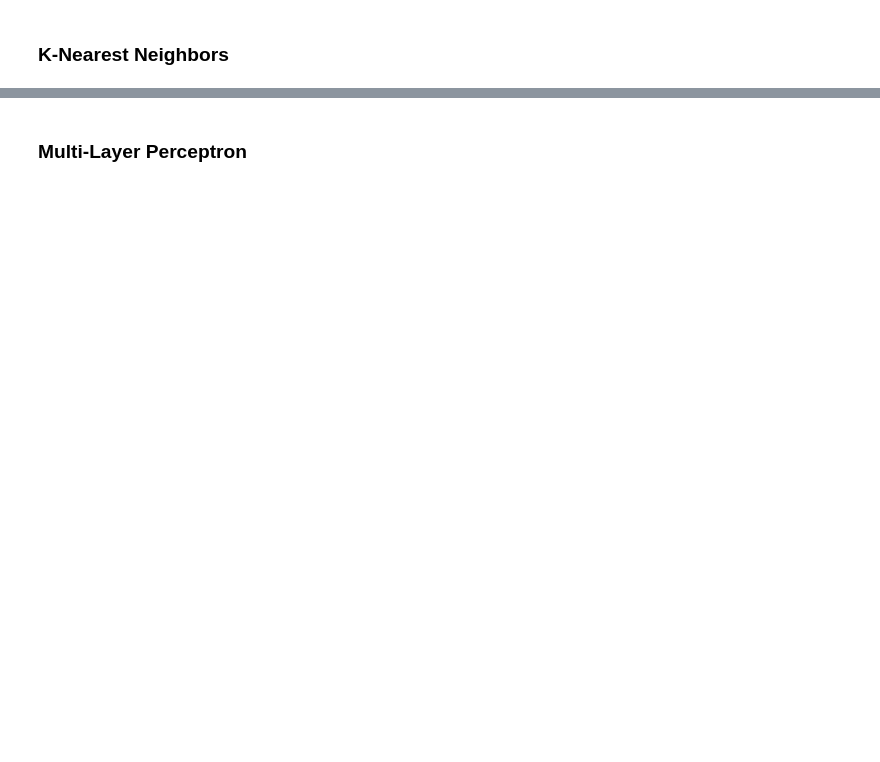
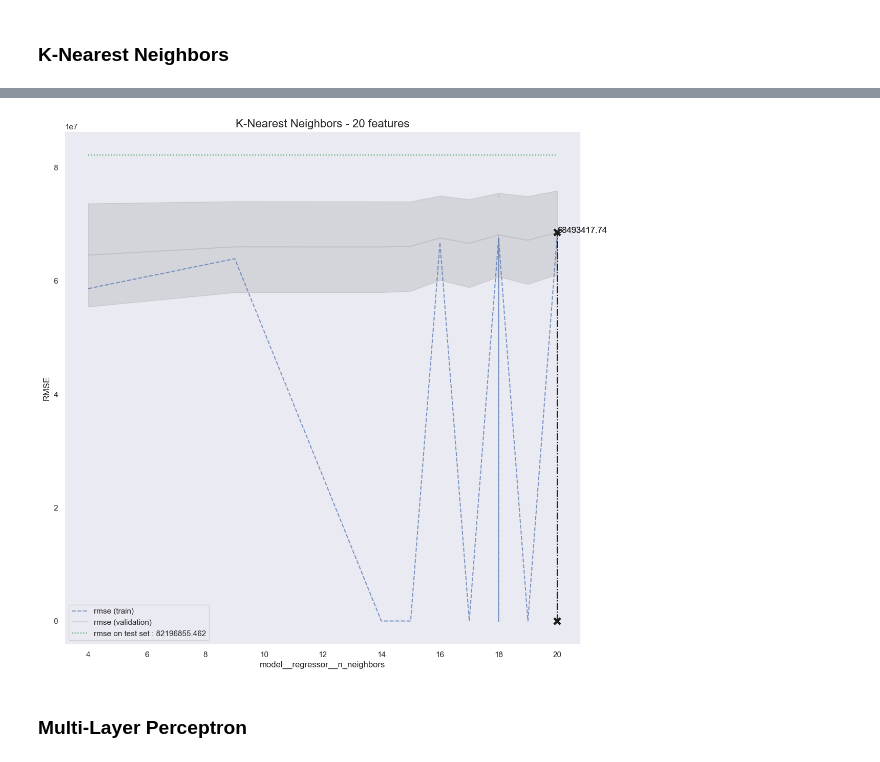
Before and after one commit to Mathieu-R/lelec2870-movie-revenue-prediction, a Jupyter notebook: movie-revenue-prediction.ipynb, the cells around one changed output, grey strips where cells are left out. Cells and saved outputs as stored; diff of their text form; code cells hidden in the pictures; blank space fills up the shorter version.

```diff
--- a/movie-revenue-prediction.ipynb
+++ b/movie-revenue-prediction.ipynb
@@ -155,7 +184,8 @@ X_train, y_train, X_test, y_test, X2 = extract_features(X_train, y_train, X_test
 # %%
-k_candidates = [5, 10, 15, 20]
+k_candidates = [5, 10, 15, 20, 30]
 
 def tune_model(model, search_type):
+	features_arr = []
 	best_estimators = []
 	best_hyperparameters_arr = []
 	best_val_scores = []
@@ -180,6 +210,8 @@ def tune_model(model, search_type):
 			search_type=search_type
 		)
 
+		features = X_train_filtered.columns.tolist()
+
 		# best model among the "n_iter" models tested
 		best_estimator = searcher.best_estimator_
 		# hyperparameters of the best model
@@ -194,6 +226,7 @@ def tune_model(model, search_type):
 
 		cv_results = searcher.cv_results_
 
+		features_arr.append(features)
 		best_estimators.append(best_estimator)
 		best_hyperparameters_arr.append(best_hyperparameters)
 		best_val_scores.append(best_val_score)
@@ -203,6 +236,7 @@ def tune_model(model, search_type):
 
 	results = {
 		"features_kepts": k_candidates,
+		"features": features_arr,
 		"best_estimators": best_estimators,
 		"hyperparameters": best_hyperparameters_arr,
 		"val_scores": best_val_scores,
@@ -226,8 +260,9 @@ def evaluate_model(model, results):
 	best_number_of_features = results["features_kepts"][best_model_idx]
 
 	model_name = model["name"]
+	hyperparameters = model["hyperparameters"]
 	param_name = model["validation_param"]
 
-	evaluation_plot(cv_results, val_score, test_score, best_iter_index, param_name, title=f"{model_name} - {best_number_of_features} features")
+	evaluation_plot(cv_results, hyperparameters, val_score, test_score, best_iter_index, param_name, title=f"{model_name} - {best_number_of_features} features")
 # %%
 # evaluate the best model from a bayesian search
@@ -342,4 +410,4 @@ KNN = {
 	"validation_param": "model__regressor__n_neighbors"
 }
 
-results = tune_model(model=KNN, search_type="bs")
+knn_results = tune_model(model=KNN, search_type="bs")
@@ -348,5 +466,7 @@ pd.DataFrame.from_dict(results)
 # %%
-evaluate_model(KNN, results)
+evaluate_model(KNN, knn_results)
+# %% [output]
+[figure, added]
 # %% [markdown]
 ### Multi-Layer Perceptron
 # %%
```
Also changed, not shown: parts of 23 cells of this notebook, 9 other files.
